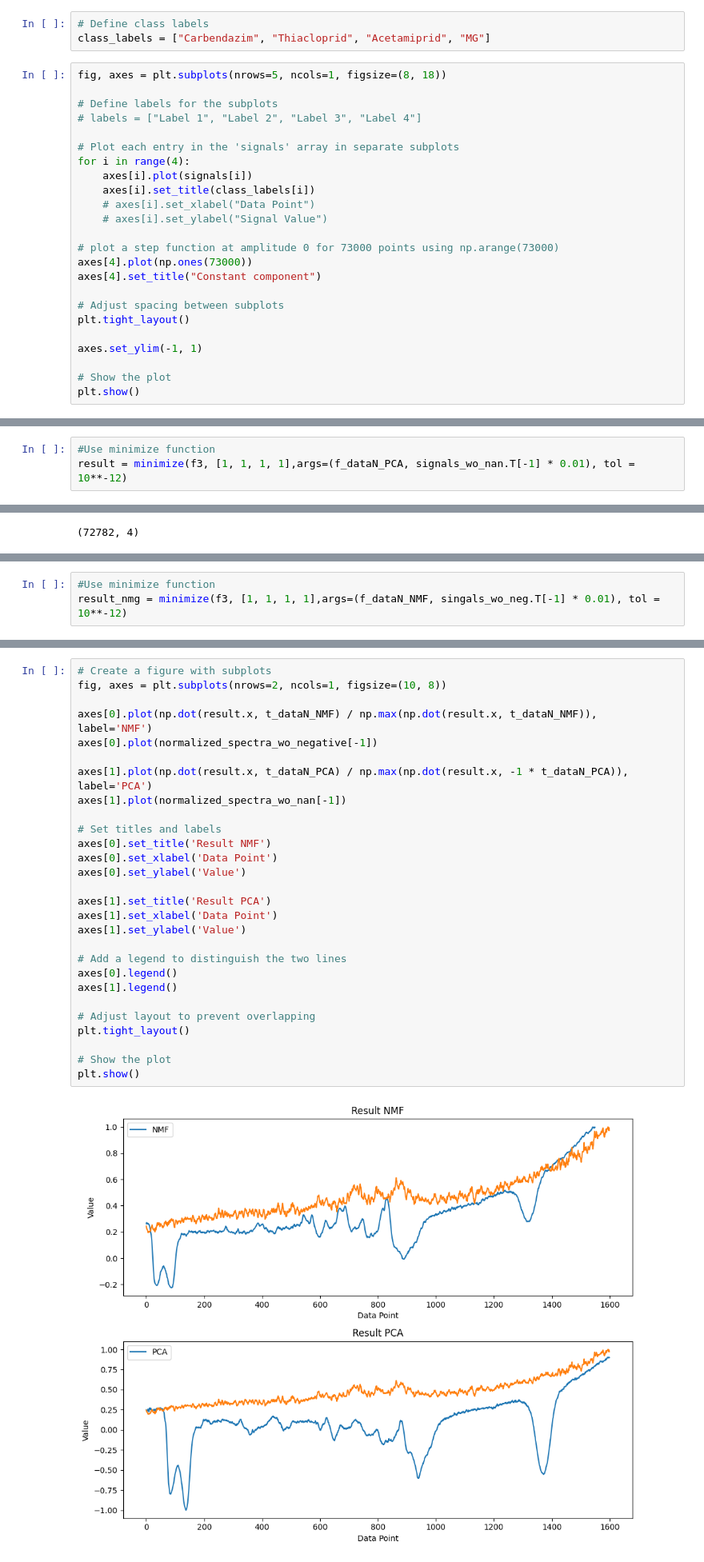
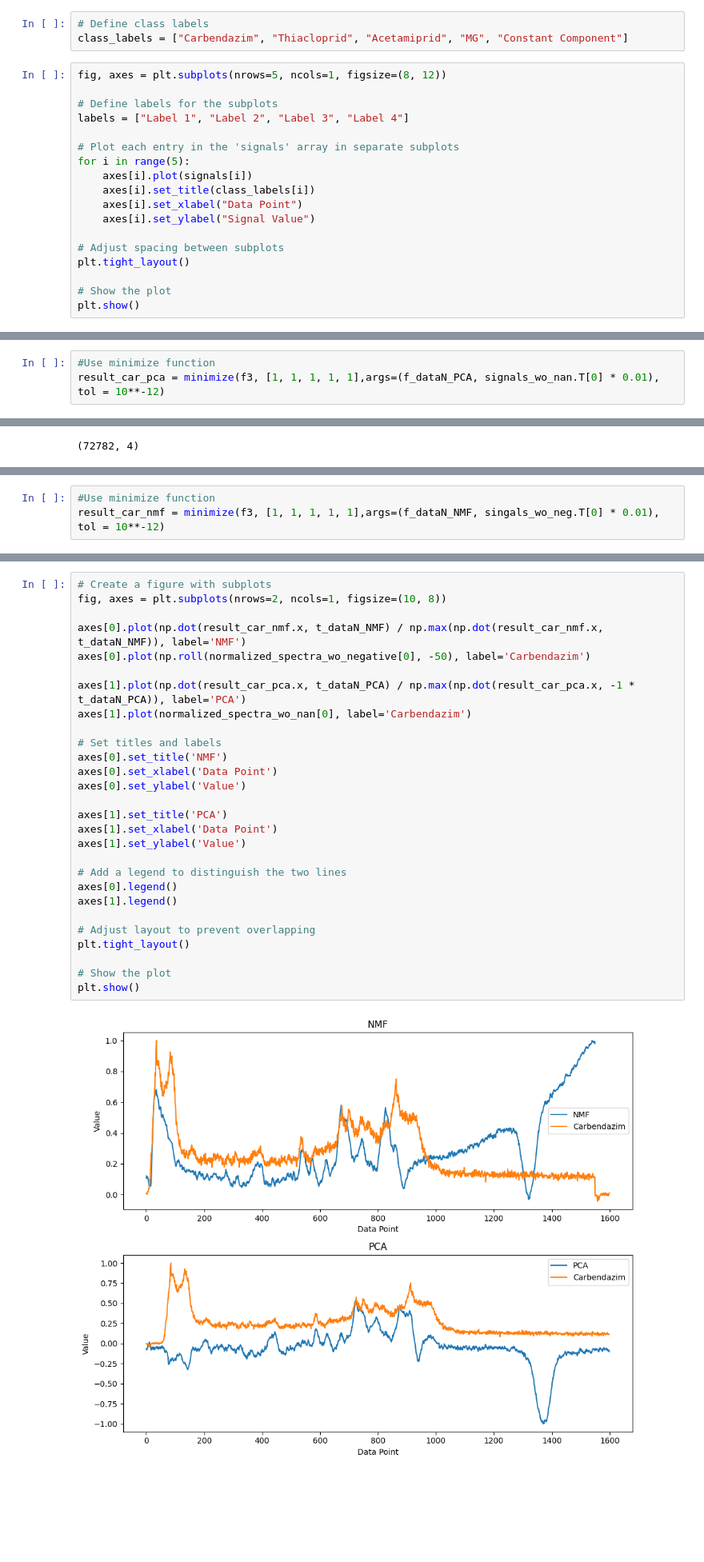
Before and after one commit to anva-kn/Raman, a Jupyter notebook: Publication/Classification.ipynb, the cells around one changed output, grey strips where cells are left out. Shown at 80% size. Drawn from its saved outputs; the diff is of its cells as text; blank space fills up the shorter version.

```diff
--- a/Publication/Classification.ipynb
+++ b/Publication/Classification.ipynb
@@ -231,29 +165,23 @@ for step in range(4):
 signals = signals.T
 # %%
 # Define class labels
-class_labels = ["Carbendazim", "Thiacloprid", "Acetamiprid", "MG"]
+class_labels = ["Carbendazim", "Thiacloprid", "Acetamiprid", "MG", "Constant Component"]
 # %%
-fig, axes = plt.subplots(nrows=5, ncols=1, figsize=(8, 18))
+fig, axes = plt.subplots(nrows=5, ncols=1, figsize=(8, 12))
 
 # Define labels for the subplots
-# labels = ["Label 1", "Label 2", "Label 3", "Label 4"]
+labels = ["Label 1", "Label 2", "Label 3", "Label 4"]
 
 # Plot each entry in the 'signals' array in separate subplots
-for i in range(4):
+for i in range(5):
     axes[i].plot(signals[i])
     axes[i].set_title(class_labels[i])
-    # axes[i].set_xlabel("Data Point")
-    # axes[i].set_ylabel("Signal Value")
-
-# plot a step function at amplitude 0 for 73000 points using np.arange(73000)
-axes[4].plot(np.ones(73000))
-axes[4].set_title("Constant component")
+    axes[i].set_xlabel("Data Point")
+    axes[i].set_ylabel("Signal Value")
 
 # Adjust spacing between subplots
 plt.tight_layout()
 
-axes.set_ylim(-1, 1)
-
 # Show the plot
 plt.show()
 # %% [output]
@@ -275,3 +206,3 @@ f_dataN_PCA.shape
 # %%
 #Use minimize function
-result = minimize(f3, [1, 1, 1, 1],args=(f_dataN_PCA, signals_wo_nan.T[-1] * 0.01), tol = 10**-12)
+result_car_pca = minimize(f3, [1, 1, 1, 1, 1],args=(f_dataN_PCA, signals_wo_nan.T[0] * 0.01), tol = 10**-12)
@@ -319,3 +264,3 @@ plt.plot(normalized_spectra_wo_nan[-1])
 # %%
 #Use minimize function
-result_nmg = minimize(f3, [1, 1, 1, 1],args=(f_dataN_NMF, singals_wo_neg.T[-1] * 0.01), tol = 10**-12)
+result_car_nmf = minimize(f3, [1, 1, 1, 1, 1],args=(f_dataN_NMF, singals_wo_neg.T[0] * 0.01), tol = 10**-12)
@@ -364,30 +352,30 @@ plt.show()
 # %%
 # Create a figure with subplots
 fig, axes = plt.subplots(nrows=2, ncols=1, figsize=(10, 8))
 
-axes[0].plot(np.dot(result.x, t_dataN_NMF) / np.max(np.dot(result.x, t_dataN_NMF)), label='NMF')
-axes[0].plot(normalized_spectra_wo_negative[-1])
+axes[0].plot(np.dot(result_car_nmf.x, t_dataN_NMF) / np.max(np.dot(result_car_nmf.x, t_dataN_NMF)), label='NMF')
+axes[0].plot(np.roll(normalized_spectra_wo_negative[0], -50), label='Carbendazim')
 
-axes[1].plot(np.dot(result.x, t_dataN_PCA) / np.max(np.dot(result.x, -1 * t_dataN_PCA)), label='PCA')
-axes[1].plot(normalized_spectra_wo_nan[-1])
+axes[1].plot(np.dot(result_car_pca.x, t_dataN_PCA) / np.max(np.dot(result_car_pca.x, -1 * t_dataN_PCA)), label='PCA')
+axes[1].plot(normalized_spectra_wo_nan[0], label='Carbendazim')
 
 # Set titles and labels
-axes[0].set_title('Result NMF')
+axes[0].set_title('NMF')
 axes[0].set_xlabel('Data Point')
 axes[0].set_ylabel('Value')
 
-axes[1].set_title('Result PCA')
+axes[1].set_title('PCA')
 axes[1].set_xlabel('Data Point')
 axes[1].set_ylabel('Value')
 
 # Add a legend to distinguish the two lines
 axes[0].legend()
 axes[1].legend()
 
 # Adjust layout to prevent overlapping
 plt.tight_layout()
 
 # Show the plot
 plt.show()
 # %% [output]
-[figure, old version]
+[figure, new version]
```
Also changed, not shown: parts of 56 cells of this notebook.
